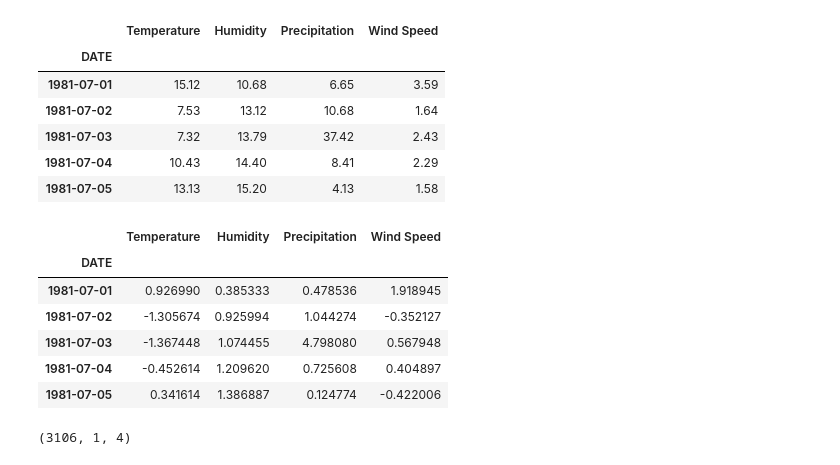
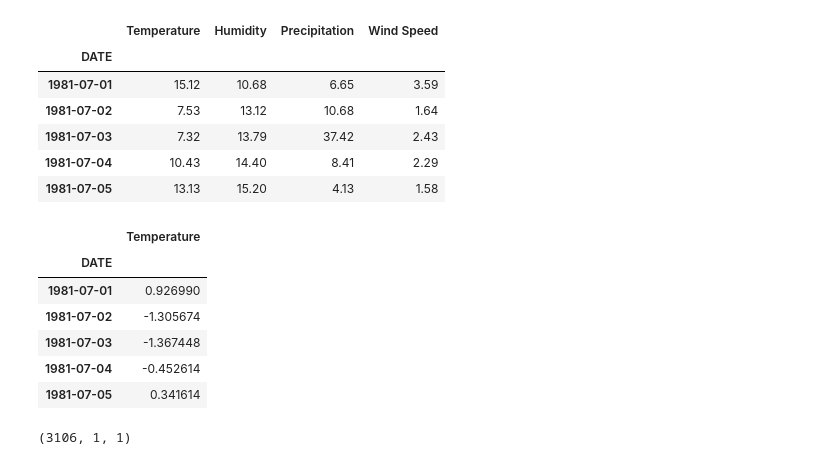
Before and after one commit to KVcoder/Cary_Temperature, a Jupyter notebook: wavenettest.ipynb, the cells around one changed output. Cells and saved outputs as stored; diff of their text form; code cells hidden in the pictures.

```diff
--- a/wavenettest.ipynb
+++ b/wavenettest.ipynb
@@ -37,16 +36,17 @@ x.head()
 # %%
 scaler = StandardScaler()
 x_scale = scaler.fit_transform(x)
 x_scale = pd.DataFrame(x_scale, columns=x.columns, index=x.index)
+x_scale = x_scale.drop(columns=['Humidity', 'Precipitation', 'Wind Speed'])
 x_scale.head()
 # %% [output]
-|  | Temperature | Humidity | Precipitation | Wind Speed |
-| DATE |  |  |  |  |
-| 1981-07-01 | 0.926990 | 0.385333 | 0.478536 | 1.918945 |
-| 1981-07-02 | -1.305674 | 0.925994 | 1.044274 | -0.352127 |
-| 1981-07-03 | -1.367448 | 1.074455 | 4.798080 | 0.567948 |
-| 1981-07-04 | -0.452614 | 1.209620 | 0.725608 | 0.404897 |
-| 1981-07-05 | 0.341614 | 1.386887 | 0.124774 | -0.422006 |
+|  | Temperature |
+| DATE |  |
+| 1981-07-01 | 0.926990 |
+| 1981-07-02 | -1.305674 |
+| 1981-07-03 | -1.367448 |
+| 1981-07-04 | -0.452614 |
+| 1981-07-05 | 0.341614 |
 # %%
 def create_dataset(X, time_steps=1):
     Xs, ys = [], []
@@ -57,12 +57,12 @@ def create_dataset(X, time_steps=1):
 # %%
 time_steps = 1
 
-X, y = create_dataset(x, time_steps)
+X, y = create_dataset(x_scale, time_steps)
 
 X_train, X_val, y_train, y_val = train_test_split(X, y, test_size=0.2, random_state=123, shuffle=False)
 X_train.shape
 X_val.shape
 # %% [output]
-(3106, 1, 4)
+(3106, 1, 1)
 # %%
 model = tf.keras.models.Sequential()
```
Also changed, not shown: parts of 6 cells of this notebook, 5 other files.
